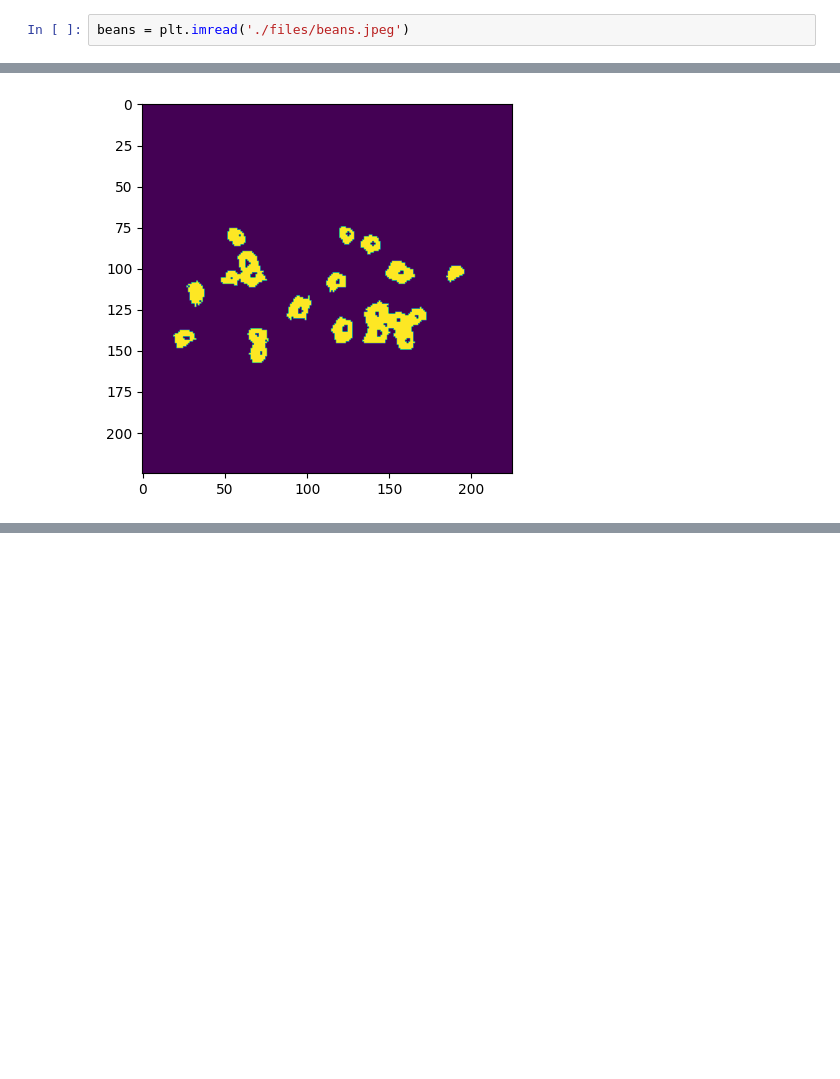
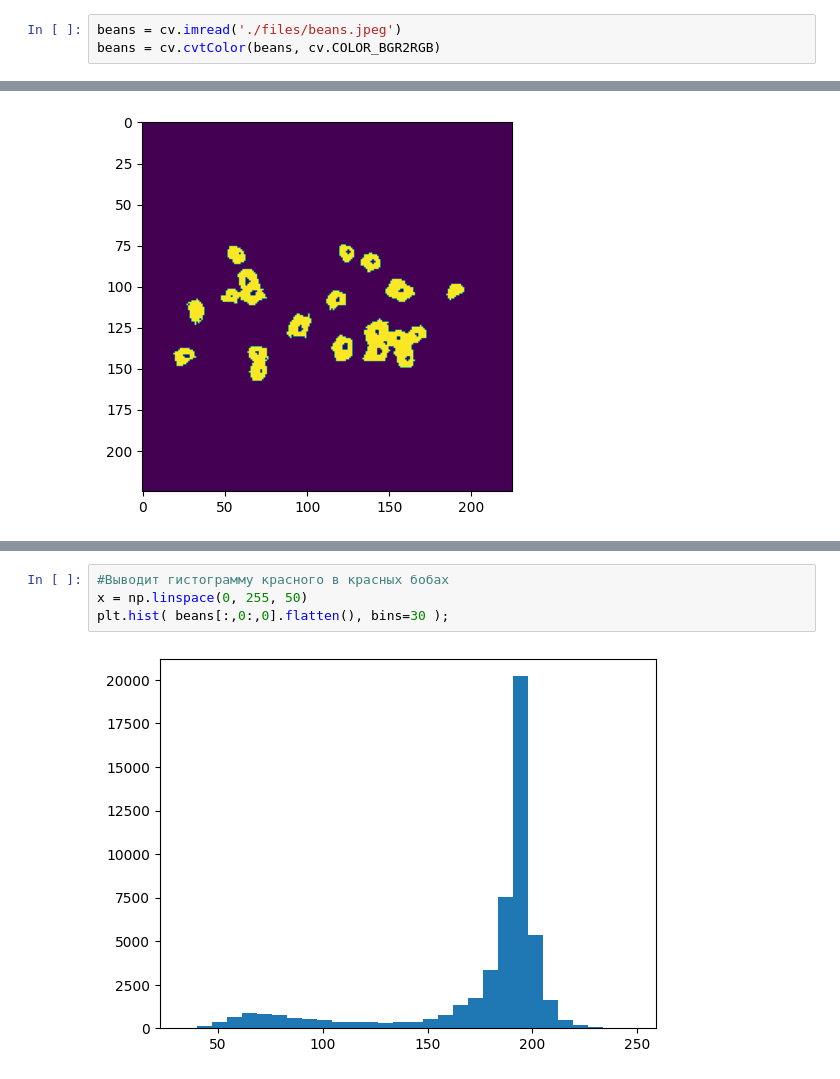
Before and after one commit to OMRIFIJI/python-practicum, a Jupyter notebook: Homework10.ipynb, the cells around one changed output, grey strips where cells are left out. Drawn from its saved outputs; the diff is of its cells as text; blank space fills up the shorter version.

```diff
--- a/Homework10.ipynb
+++ b/Homework10.ipynb
@@ -94,2 +105,3 @@ plt.imshow( bb );
 # %%
-beans = plt.imread('./files/beans.jpeg')
+beans = cv.imread('./files/beans.jpeg')
+beans = cv.cvtColor(beans, cv.COLOR_BGR2RGB)
@@ -121,0 +141,6 @@ plt.plot( x, gg(x) );
+# %%
+#Выводит гистограмму красного в красных бобах
+x = np.linspace(0, 255, 50)
+plt.hist( beans[:,0:,0].flatten(), bins=30 );
+# %% [output]
+[figure, added]
```
Also changed, not shown: parts of 25 cells of this notebook.
